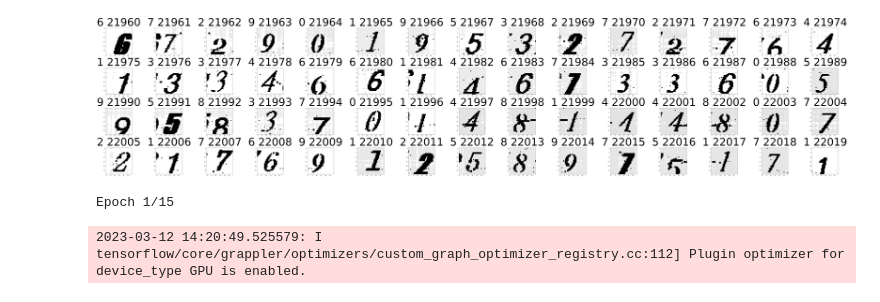
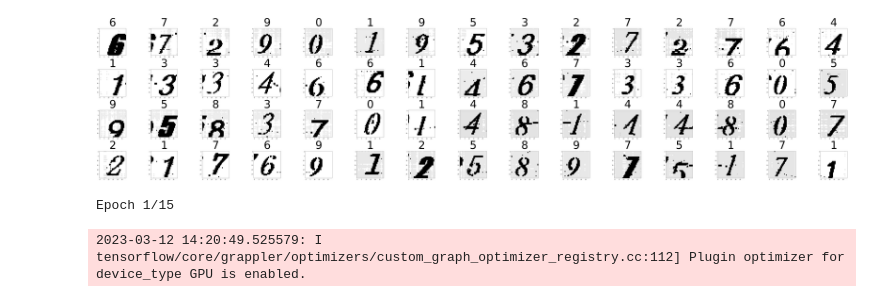
Before and after one commit to shanhao1204/crack-captcha, a Jupyter notebook: cnn.ipynb, the cells around one changed output. Saved outputs shown, nothing was run; the diff lists cells and outputs as text; code cells hidden in the pictures.

```diff
--- a/cnn.ipynb
+++ b/cnn.ipynb
@@ -18,13 +22,13 @@ y_train = np.array(y_train.tolist())
 # %%
 plt.figure(figsize=(90, 19)) #印出60張圖片及其標籤
 for i in range(60):
     plt.subplot(4, 15, i+1)
     num = 21960
     plt.imshow(X_train[num+i], cmap='gray')
-    plt.title(f'label={y_train[num+i]}', fontsize=90)
+    plt.title(f'{y_train[num+i]}', fontsize=90)
 plt.tight_layout()
 # %% [output]
-[figure, old version]
+[figure, new version]
 # %%
 X_train, X_test, y_train, y_test = train_test_split(X_train, y_train, test_size=0.3, random_state=0)
 # %%
```
Also changed, not shown: parts of 7 cells of this notebook.
